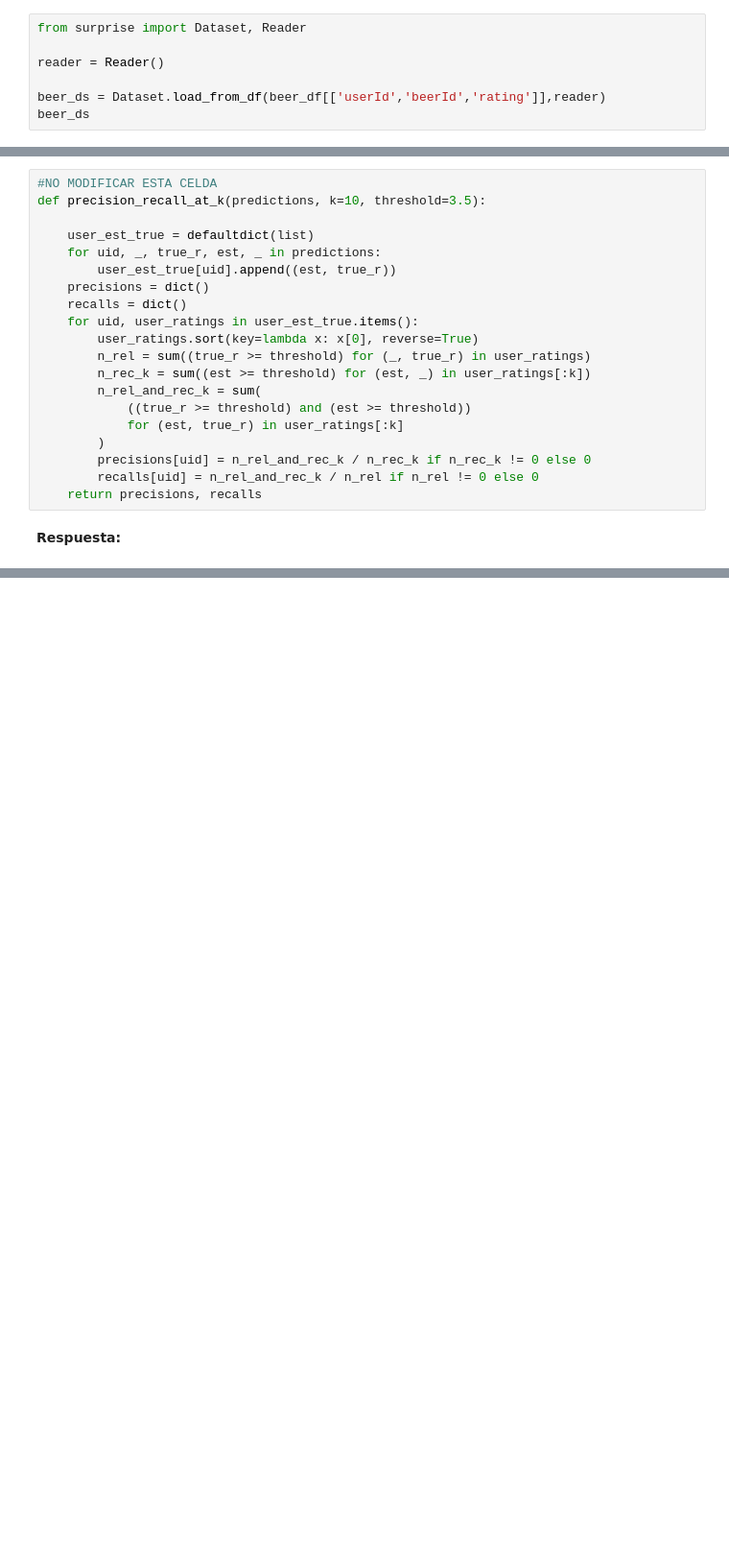
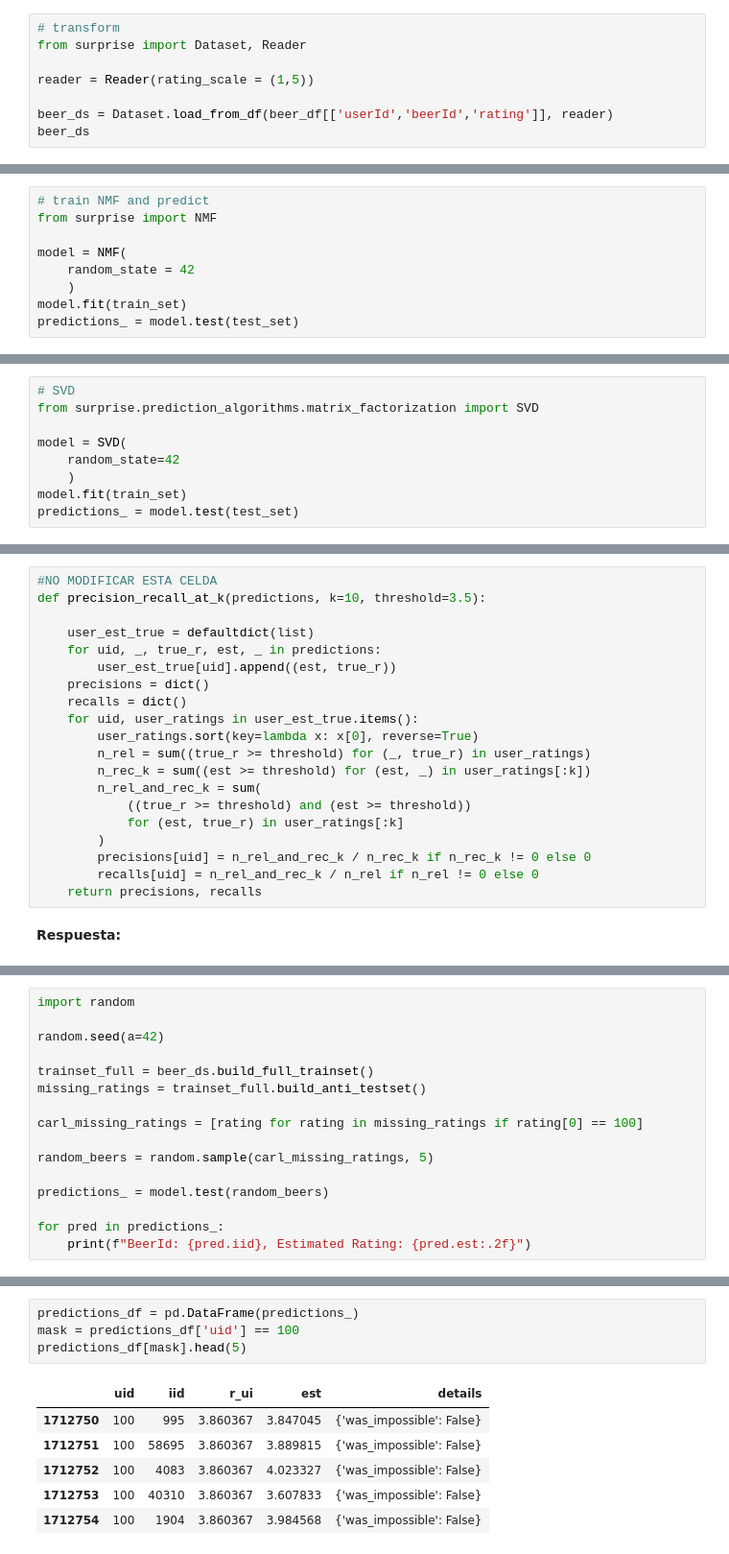
Before and after one commit to frpezzolla/lab_mds, a Jupyter notebook: lab_8/Lab_8_Enunciado.ipynb, the cells around one changed output, grey strips where cells are left out. Shown at 96% size. Drawn from its saved outputs; the diff is of its cells as text; blank space fills up the shorter version.

Commit message:
Add code for all of part 2, with commentary and beer names missing

```diff
--- a/lab_8/Lab_8_Enunciado.ipynb
+++ b/lab_8/Lab_8_Enunciado.ipynb
@@ -955,11 +957,12 @@ Para este tipo de filtros, Homero le pide lo siguiente:
 # %% [markdown]
 **Respuesta:**
 # %%
+# transform
 from surprise import Dataset, Reader
 
-reader = Reader()
+reader = Reader(rating_scale = (1,5))
 
-beer_ds = Dataset.load_from_df(beer_df[['userId','beerId','rating']],reader)
+beer_ds = Dataset.load_from_df(beer_df[['userId','beerId','rating']], reader)
 beer_ds
 # %% [output]
 <surprise.dataset.DatasetAutoFolds at 0x...>
@@ -995,0 +1072,9 @@ Ahora Homero le pide que cambie el enfoque del tipo de filtro colaborativo a uno
+# %%
+# train NMF and predict
+from surprise import NMF
+
+model = NMF(
+    random_state = 42
+    )
+model.fit(train_set)
+predictions_ = model.test(test_set)
@@ -995,0 +1104,9 @@ Ahora Homero le pide que cambie el enfoque del tipo de filtro colaborativo a uno
+# %%
+# SVD
+from surprise.prediction_algorithms.matrix_factorization import SVD
+
+model = SVD(
+    random_state=42
+    )
+model.fit(train_set)
+predictions_ = model.test(test_set)
@@ -1035,0 +1207,16 @@ def precision_recall_at_k(predictions, k=10, threshold=3.5):
+# %%
+import random
+
+random.seed(a=42)
+
+trainset_full = beer_ds.build_full_trainset()
+missing_ratings = trainset_full.build_anti_testset()
+
+carl_missing_ratings = [rating for rating in missing_ratings if rating[0] == 100]
+
+random_beers = random.sample(carl_missing_ratings, 5)
+
+predictions_ = model.test(random_beers)
+
+for pred in predictions_:
+    print(f"BeerId: {pred.iid}, Estimated Rating: {pred.est:.2f}")
@@ -1036,3 +1229,14 @@ def precision_recall_at_k(predictions, k=10, threshold=3.5):
+# %%
+predictions_df = pd.DataFrame(predictions_)
+mask = predictions_df['uid'] == 100
+predictions_df[mask].head(5)
+# %% [output]
+|  | uid | iid | r_ui | est | details |
+| 1712750 | 100 | 995 | 3.860367 | 3.847045 | {'was_impossible': False} |
+| 1712751 | 100 | 58695 | 3.860367 | 3.889815 | {'was_impossible': False} |
+| 1712752 | 100 | 4083 | 3.860367 | 4.023327 | {'was_impossible': False} |
+| 1712753 | 100 | 40310 | 3.860367 | 3.607833 | {'was_impossible': False} |
+| 1712754 | 100 | 1904 | 3.860367 | 3.984568 | {'was_impossible': False} |
 # %% [markdown]
 # Conclusión
 Eso ha sido todo para el lab de hoy, recuerden que el laboratorio tiene un plazo de entrega de una semana. Cualquier duda del laboratorio, no duden en contactarnos por el foro de U-cursos o por correo.
```
Also changed, not shown: parts of 15 cells of this notebook.
